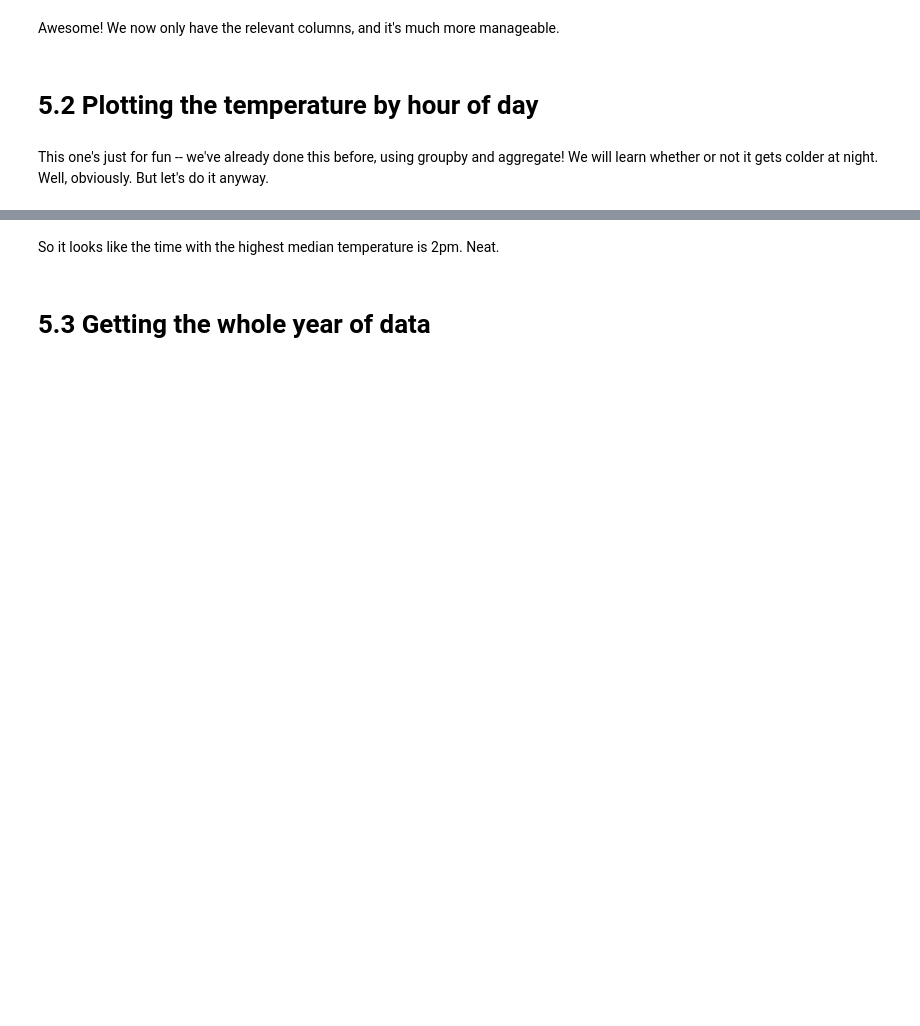
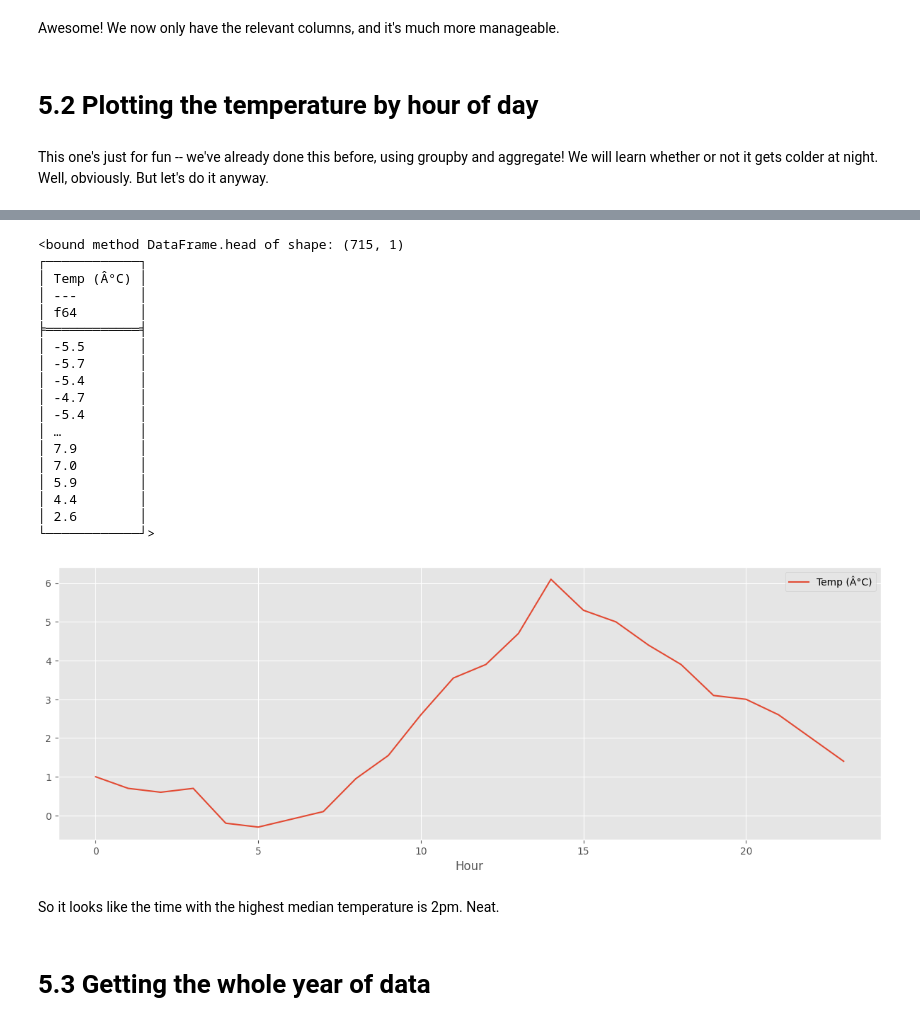
Before and after one commit to sergiorgiraldo/DataScience-Showcase, a Jupyter notebook: pandas-cookbook/cookbook-polars/Chapter 5 - Combining dataframes and scraping Canadian weather data.ipynb, the cells around one changed output, grey strips where cells are left out. Saved outputs shown, nothing was run; the diff lists cells and outputs as text; code cells hidden in the pictures; blank space fills up the shorter version.

```diff
--- a/pandas-cookbook/cookbook-polars/Chapter 5 - Combining dataframes and scraping Canadian weather data.ipynb
+++ b/pandas-cookbook/cookbook-polars/Chapter 5 - Combining dataframes and scraping Canadian weather data.ipynb
@@ -186,3 +187,32 @@ Date/Time
+# %%
+temperatures = weather_mar2012.select('Temp (Â°C)').clone()
+print(temperatures.head)
+
+weather_mar2012 = weather_mar2012.with_columns(
+    pl.col('Date/Time (LST)').dt.hour().alias('Hour'))
+
+weather_mar2012.group_by('Hour').agg(pl.col('Temp (Â°C)').median()).sort('Hour').to_pandas().plot(x='Hour',)
+plt.show()
+# %% [output]
+<bound method DataFrame.head of shape: (715, 1)
+┌────────────┐
+│ Temp (Â°C) │
+│ ---        │
+│ f64        │
+╞════════════╡
+│ -5.5       │
+│ -5.7       │
+│ -5.4       │
+│ -4.7       │
+│ -5.4       │
+│ …          │
+│ 7.9        │
+│ 7.0        │
+│ 5.9        │
+│ 4.4        │
+│ 2.6        │
+└────────────┘>
+[figure, added]
 # %% [markdown]
 So it looks like the time with the highest median temperature is 2pm. Neat.
 # %% [markdown]
```
Also changed, not shown: parts of 20 cells of this notebook.
